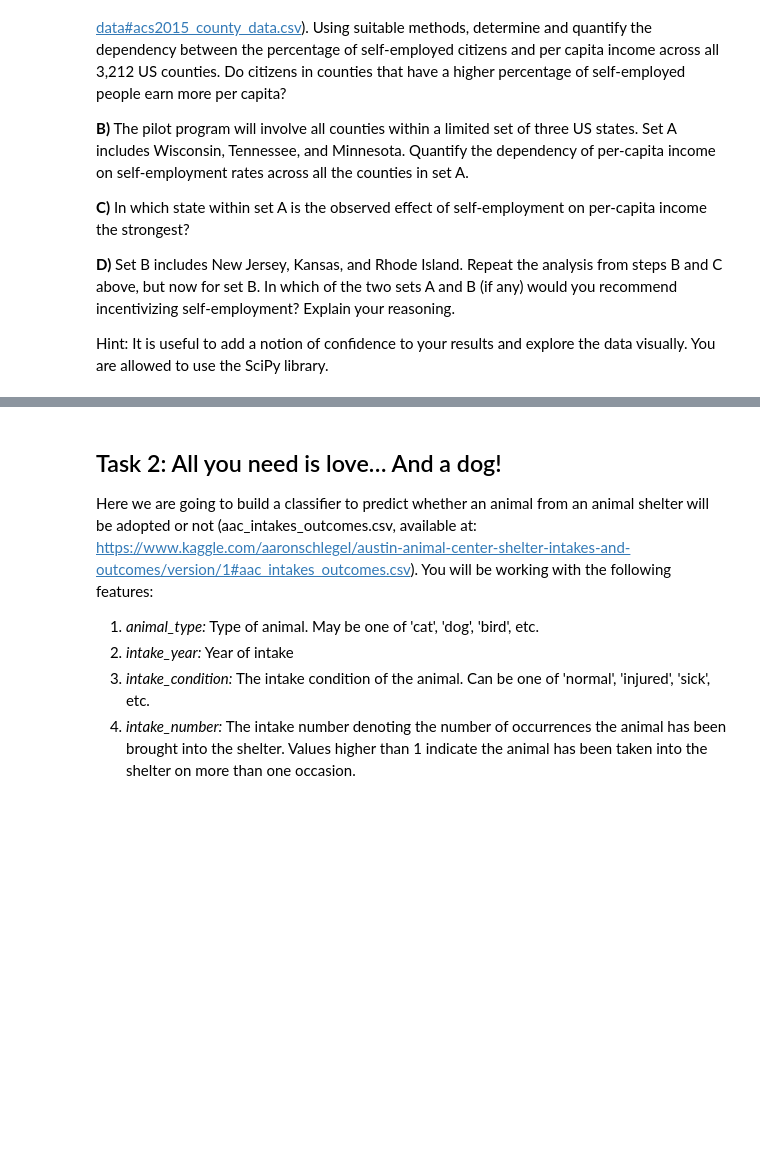
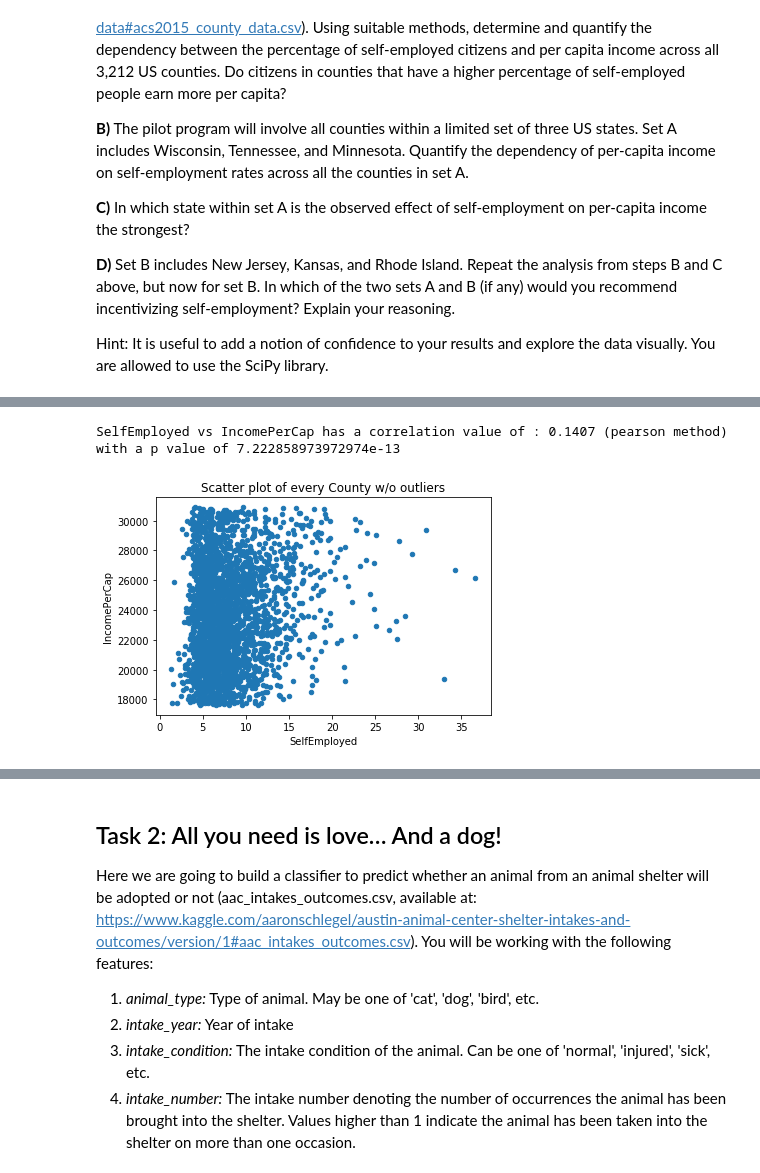
Before and after one commit to vbruttin/ada_homeworks, a Jupyter notebook: Homework4.ipynb, the cells around one changed output, grey strips where cells are left out. Drawn from its saved outputs; the diff is of its cells as text; code cells hidden in the pictures; blank space fills up the shorter version.

```diff
--- a/Homework4.ipynb
+++ b/Homework4.ipynb
@@ -180,0 +90,11 @@ set_B_wo_outliers = set_B[(set_B.IncomePerCap <= 34824.0) & (set_B.IncomePerCap
+# %%
+us_2015_wo_outliers = us_2015[(us_2015.IncomePerCap <= 30903.0) & (us_2015.IncomePerCap >= 17635.0)]
+us_2015_wo_outliers.plot.scatter(x = 'SelfEmployed', y = 'IncomePerCap');
+plt.title('Scatter plot of every County w/o outliers');
+
+corr, pval = pearsonr(us_2015_wo_outliers['SelfEmployed'], us_2015_wo_outliers['IncomePerCap'])
+print("SelfEmployed vs IncomePerCap has a correlation value of : {} (pearson method) with a p value of {}"\
+     .format(str(corr)[:6], pval))
+# %% [output]
+SelfEmployed vs IncomePerCap has a correlation value of : 0.1407 (pearson method) with a p value of 7.222858973972974e-13
+[figure, added]
```
Also changed, not shown: parts of 56 cells of this notebook.
